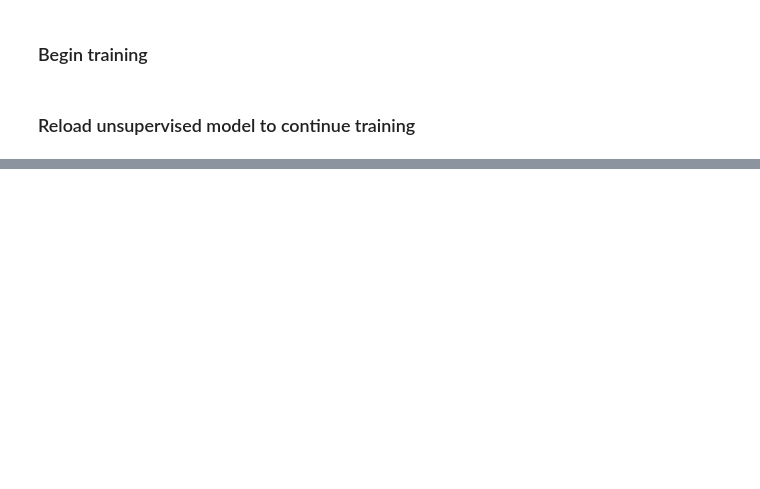
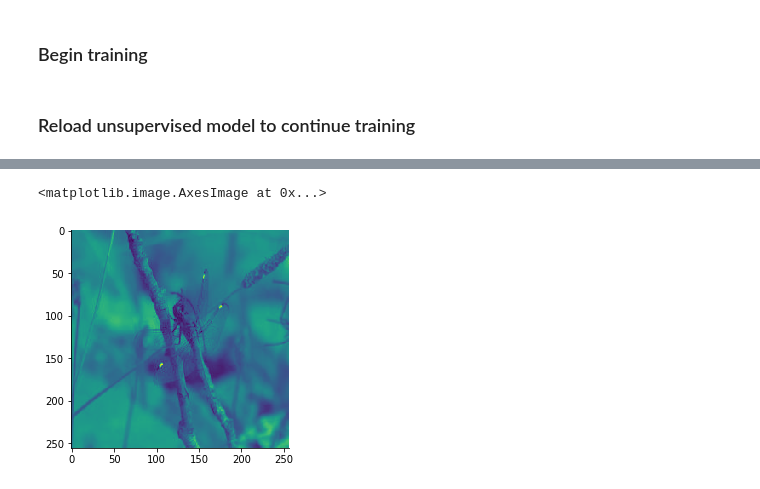
Before and after one commit to Gal-Gilor/The_Linnaeus_Bot, a Jupyter notebook: Unsupervised_models.ipynb, the cells around one changed output, grey strips where cells are left out. Drawn from its saved outputs; the diff is of its cells as text; code cells hidden in the pictures; blank space fills up the shorter version.

```diff
--- a/Unsupervised_models.ipynb
+++ b/Unsupervised_models.ipynb
@@ -80,0 +89,5 @@ jb.dump(x_val, './test_images/val_images.pkl')
+# %%
+plt.imshow(x_val[0].reshape(256, 256))
+# %% [output]
+<matplotlib.image.AxesImage at 0x...>
+[figure, added]
```
Also changed, not shown: parts of 7 cells of this notebook, 2 other files.
